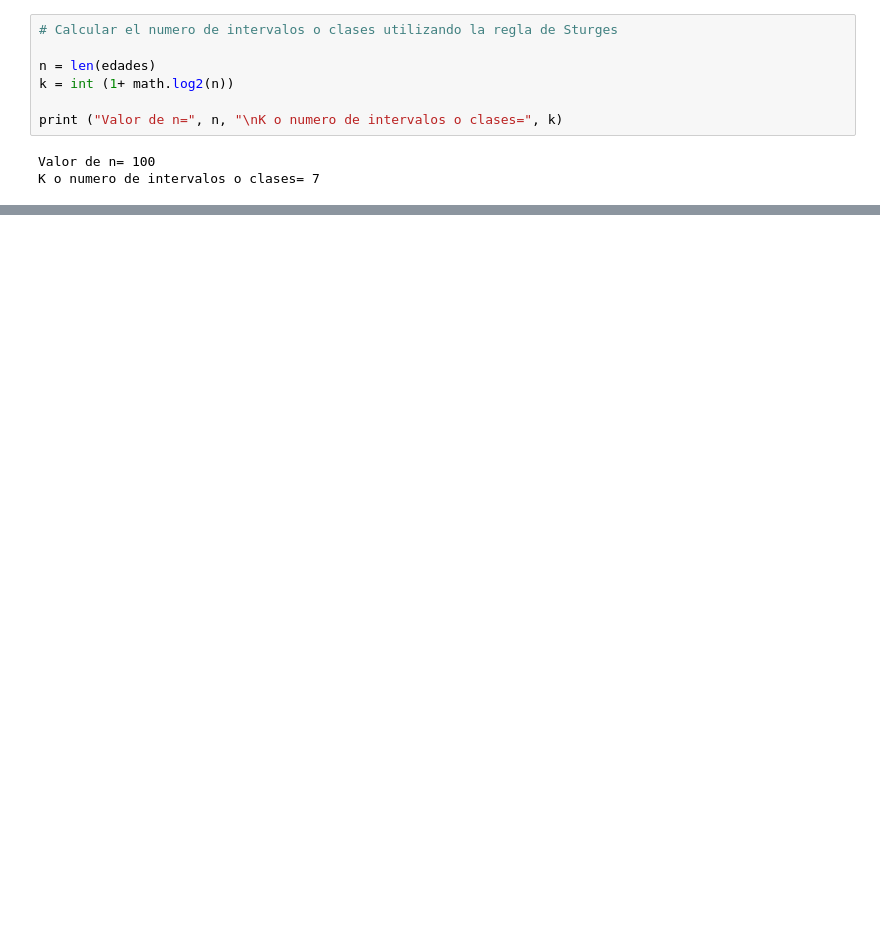
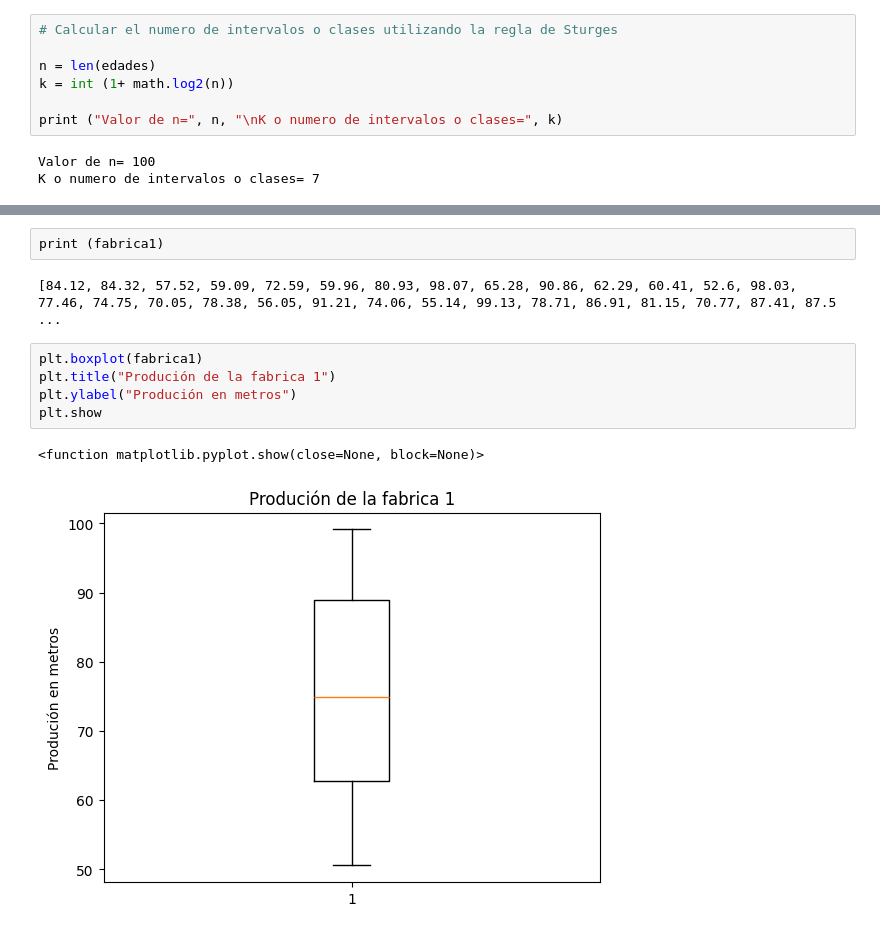
Before and after one commit to EmanuelMmmmmm/Probabilidad, a Jupyter notebook: Unidad 1/ProbyE_U1_p1.ipynb, the cells around one changed output, grey strips where cells are left out. Cells and saved outputs as stored; diff of their text form; blank space fills up the shorter version.

```diff
--- a/Unidad 1/ProbyE_U1_p1.ipynb
+++ b/Unidad 1/ProbyE_U1_p1.ipynb
@@ -514,0 +515,12 @@ Text(0, 0.5, 'Frecuencia')
+# %%
+print (fabrica1)
+# %% [output]
+[84.12, 84.32, 57.52, 59.09, 72.59, 59.96, 80.93, 98.07, 65.28, 90.86, 62.29, 60.41, 52.6, 98.03, 77.46, 74.75, 70.05, 78.38, 56.05, 91.21, 74.06, 55.14, 99.13, 78.71, 86.91, 81.15, 70.77, 87.41, 87.5 ...
+# %%
+plt.boxplot(fabrica1)
+plt.title("Produción de la fabrica 1")
+plt.ylabel("Produción en metros")
+plt.show
+# %% [output]
+<function matplotlib.pyplot.show(close=None, block=None)>
+[figure, added]
```
Also changed, not shown: parts of 35 cells of this notebook.
